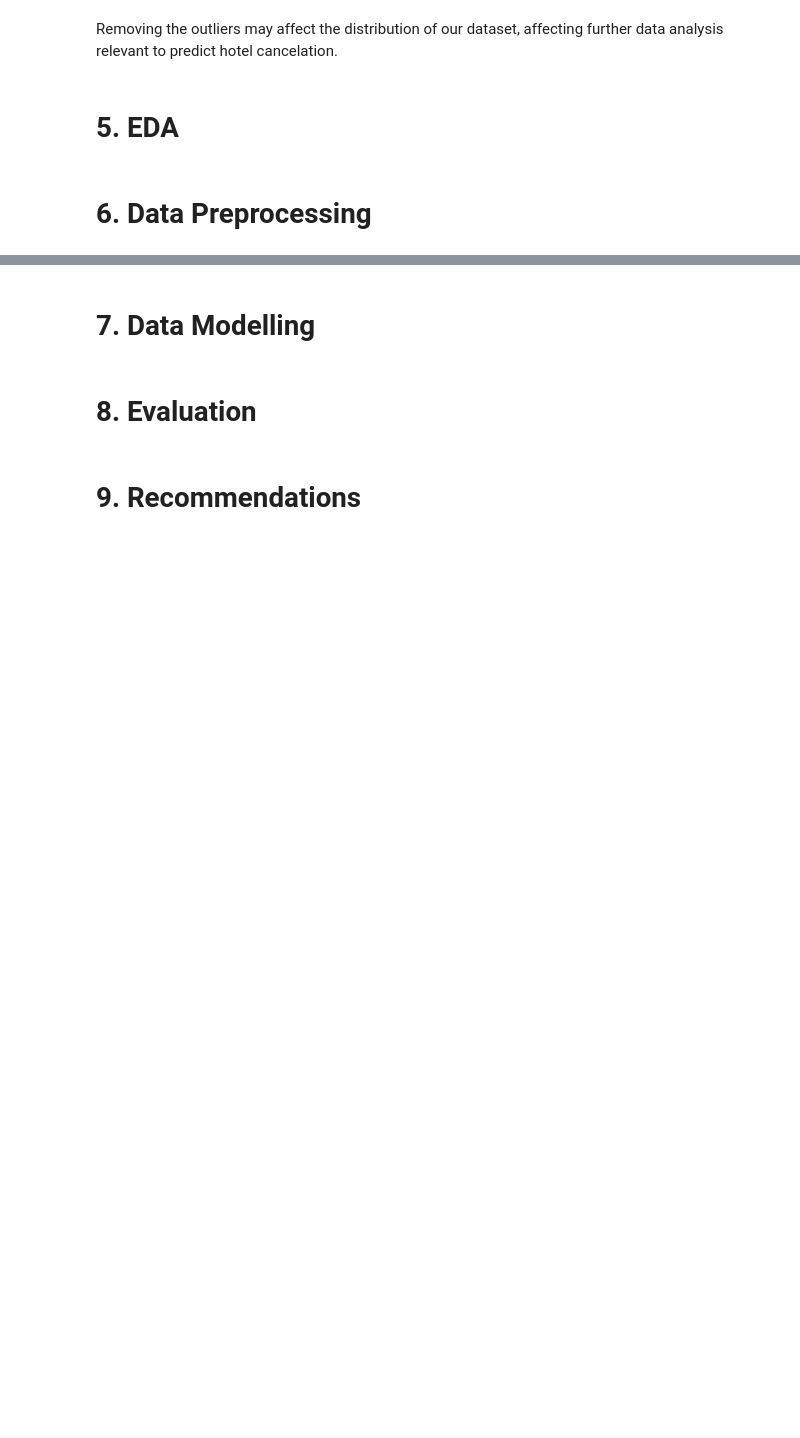
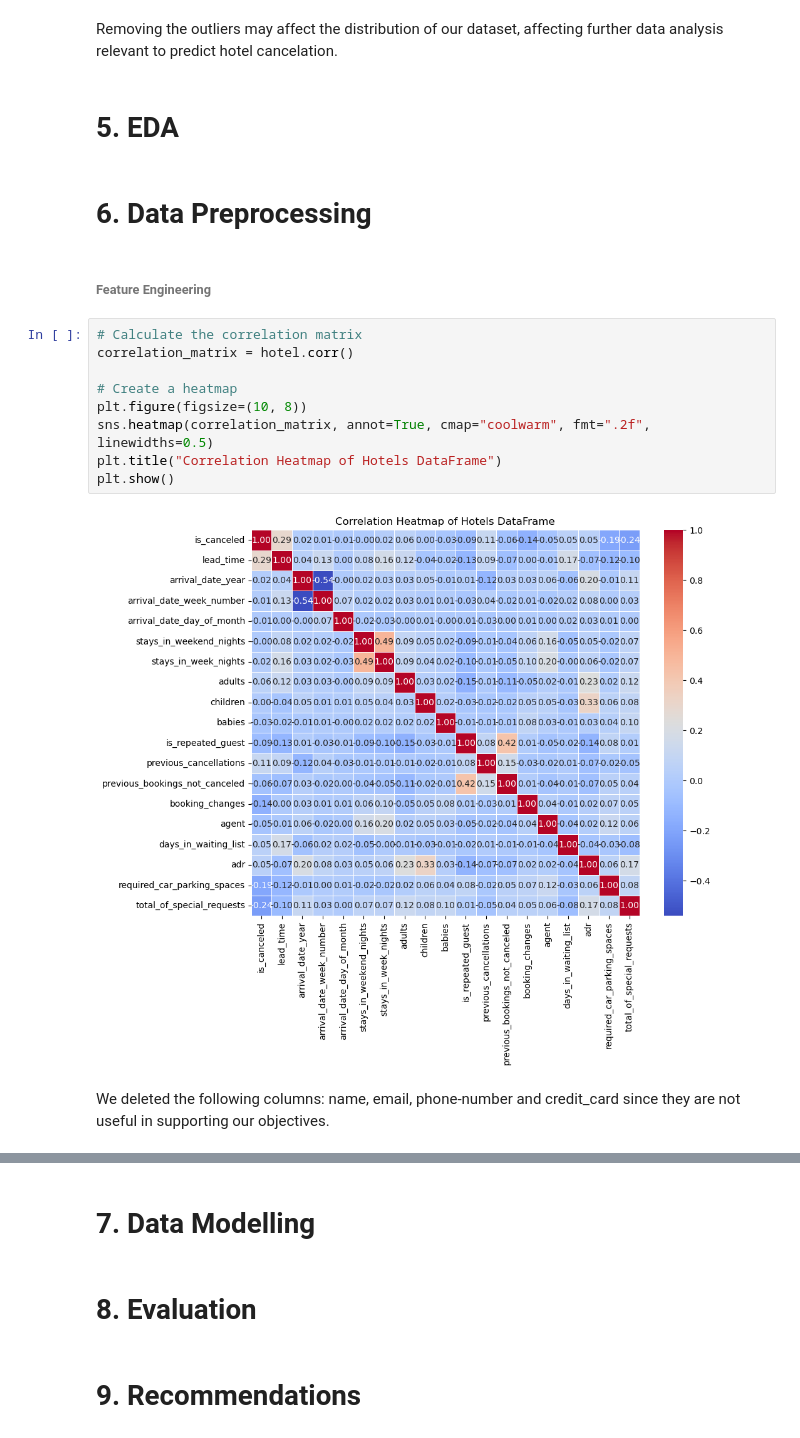
Before and after one commit to MuchiriKinyua/Hotel-booking-and-cancellation-system, a Jupyter notebook: Student.ipynb, the cells around one changed output, grey strips where cells are left out. Drawn from its saved outputs; the diff is of its cells as text; blank space fills up the shorter version.

Commit message:
feature engineering

```diff
--- a/Student.ipynb
+++ b/Student.ipynb
@@ -485,3 +483,18 @@ Removing the outliers may affect the distribution of our dataset, affecting furt
 # 5. EDA
 # %% [markdown]
 # 6. Data Preprocessing
+# %% [markdown]
+###### Feature Engineering
+# %%
+# Calculate the correlation matrix
+correlation_matrix = hotel.corr()
+
+# Create a heatmap
+plt.figure(figsize=(10, 8))
+sns.heatmap(correlation_matrix, annot=True, cmap="coolwarm", fmt=".2f", linewidths=0.5)
+plt.title("Correlation Heatmap of Hotels DataFrame")
+plt.show()
+# %% [output]
+[figure, added]
+# %% [markdown]
+We deleted the following columns: name, email, phone-number and credit_card since they are not useful in supporting our objectives.
```
Also changed, not shown: parts of 31 cells of this notebook.
